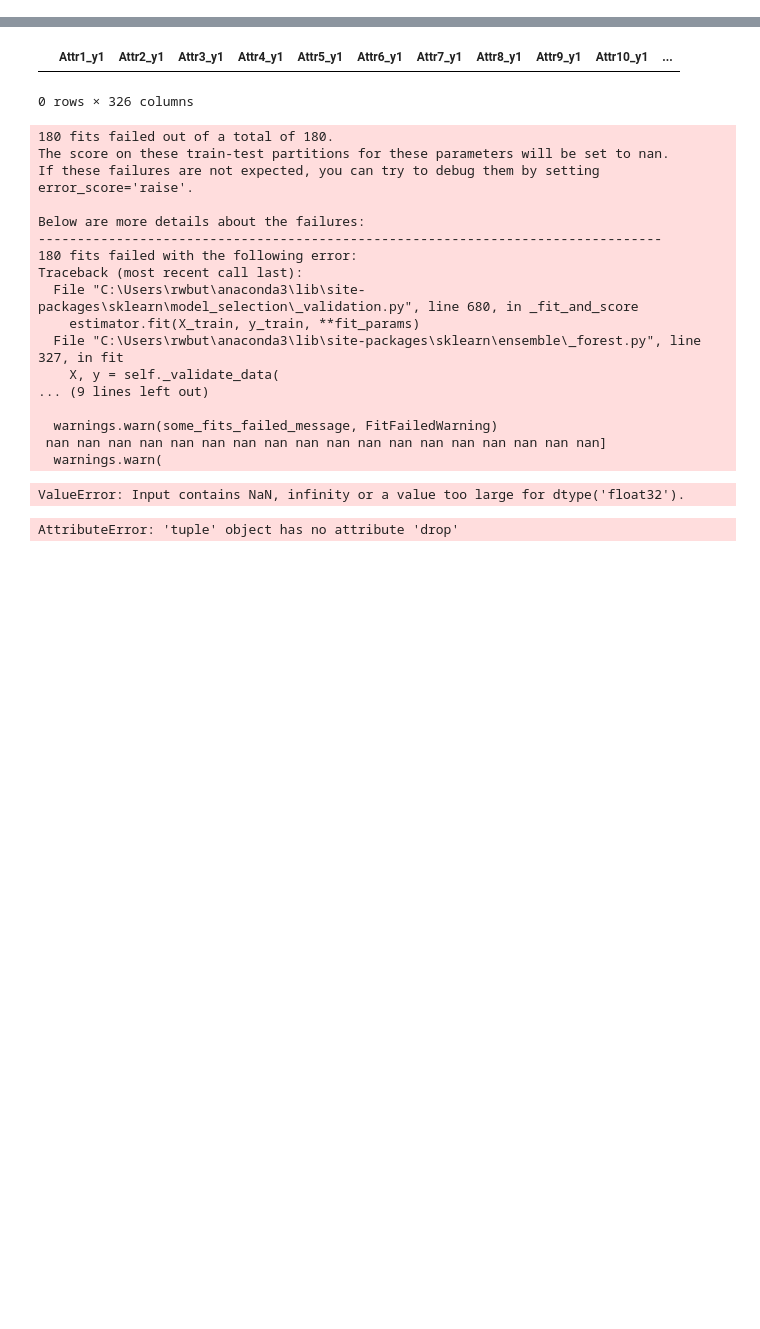
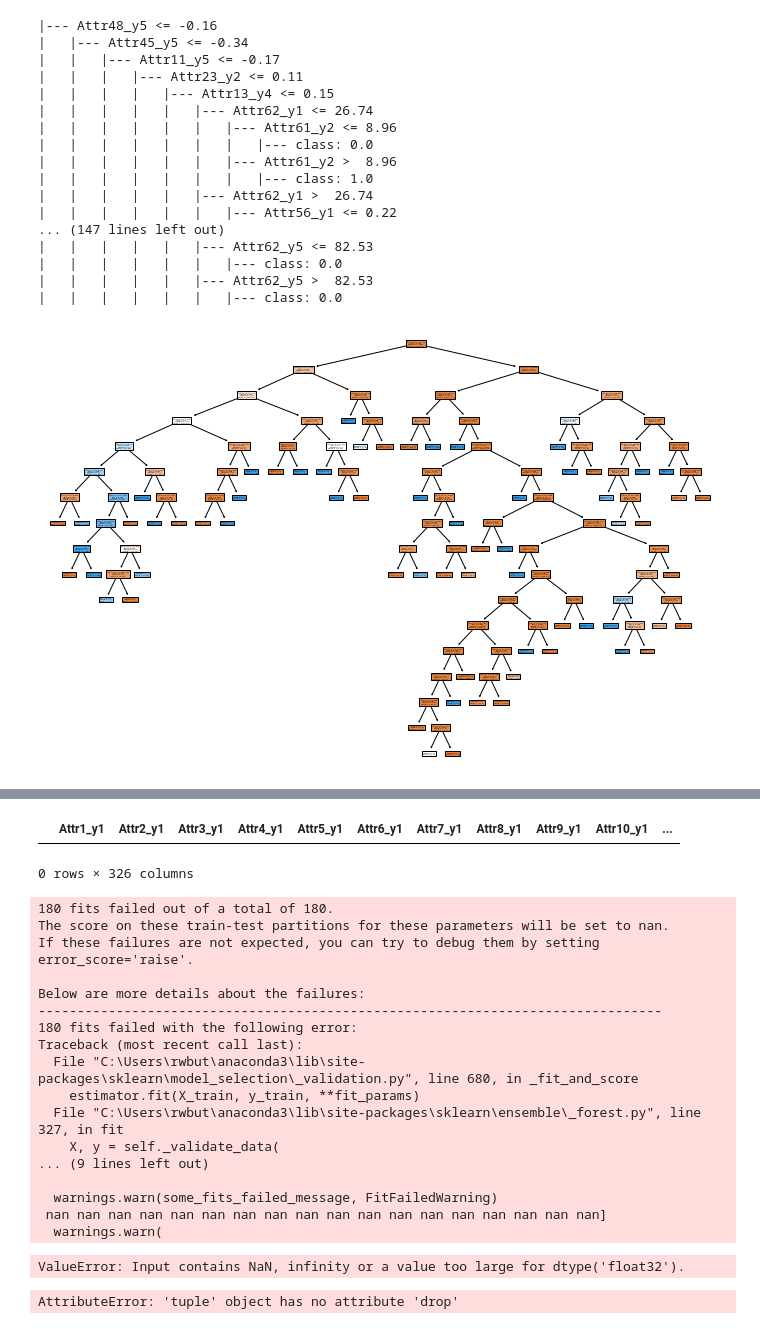
Before and after one commit to ReuvenDerner/MSDS_QuantifyingTheWorld, a Jupyter notebook: case_study_4.ipynb, the cells around one changed output, grey strips where cells are left out. Drawn from its saved outputs; the diff is of its cells as text; code cells hidden in the pictures; blank space fills up the shorter version.

```diff
--- a/case_study_4.ipynb
+++ b/case_study_4.ipynb
@@ -74,0 +87,9 @@ data
+# %%
+# GitHub URL of the ARFF file
+file_urls = [
+    'https://raw.githubusercontent.com/ReuvenDerner/MSDS_QuantifyingTheWorld/main/c4_data/1year.arff',
+    'https://raw.githubusercontent.com/ReuvenDerner/MSDS_QuantifyingTheWorld/main/c4_data/2year.arff',
+    'https://raw.githubusercontent.com/ReuvenDerner/MSDS_QuantifyingTheWorld/main/c4_data/3year.arff',
+    'https://raw.githubusercontent.com/ReuvenDerner/MSDS_QuantifyingTheWorld/main/c4_data/4year.arff',
+    'https://raw.githubusercontent.com/ReuvenDerner/MSDS_QuantifyingTheWorld/main/c4_data/5year.arff'
+]
@@ -74,0 +142,2 @@ data
+# %%
+merged_df['b'] = merged_df[['class_y1', 'class_y2', 'class_y3', 'class_y4', 'class_y5']].astype(int).max(axis=1)
@@ -74,0 +170,8 @@ data
+# %%
+# imputation
+# Impute missing data with the mean of each column
+imputed_df = merged_df.fillna(merged_df.mean())
+
+# Count NaN values in the entire DataFrame
+nan_count_df_new = imputed_df.isna().sum().sum()
+print(f"Total NaN values in the DataFrame: {nan_count_df_new}")
@@ -74,0 +210,50 @@ data
+# %%
+from sklearn.tree import export_text
+from sklearn.ensemble import RandomForestClassifier
+import matplotlib.pyplot as plt
+
+# 1. Train a Random Forest Classifier with the best parameters
+best_params = grid_search.best_params_
+rf_classifier_best = RandomForestClassifier(
+    random_state=10,
+    n_estimators=10,
+    n_jobs=-1,
+    max_depth=best_params['max_depth'],
+    min_samples_split=best_params['min_samples_split'],
+    min_samples_leaf=best_params['min_samples_leaf']
+)
+
+rf_classifier_best.fit(X_train, y_train)
+
+# 2. Extract one of the decision trees from the trained Random Forest
+tree_index = 0  # Change this index to select a different tree
+selected_tree = rf_classifier_best.estimators_[tree_index]
+
+# 3. Visualize the selected decision tree
+tree_text = export_text(selected_tree, feature_names=X_train.columns.tolist())
+print(tree_text)
+
+# Optionally, you can plot the decision tree
+from sklearn.tree import plot_tree
+plt.figure(figsize=(12, 8))
+plot_tree(selected_tree, filled=True, feature_names=X_train.columns.tolist())
+plt.show()
+# %% [output]
+|--- Attr48_y5 <= -0.16
+|   |--- Attr45_y5 <= -0.34
+|   |   |--- Attr11_y5 <= -0.17
+|   |   |   |--- Attr23_y2 <= 0.11
+|   |   |   |   |--- Attr13_y4 <= 0.15
+|   |   |   |   |   |--- Attr62_y1 <= 26.74
+|   |   |   |   |   |   |--- Attr61_y2 <= 8.96
+|   |   |   |   |   |   |   |--- class: 0.0
+|   |   |   |   |   |   |--- Attr61_y2 >  8.96
+|   |   |   |   |   |   |   |--- class: 1.0
+|   |   |   |   |   |--- Attr62_y1 >  26.74
+|   |   |   |   |   |   |--- Attr56_y1 <= 0.22
+... (147 lines left out)
+|   |   |   |   |   |--- Attr62_y5 <= 82.53
+|   |   |   |   |   |   |--- class: 0.0
+|   |   |   |   |   |--- Attr62_y5 >  82.53
+|   |   |   |   |   |   |--- class: 0.0
+[figure, added]
```
Also changed, not shown: parts of 17 cells of this notebook.
